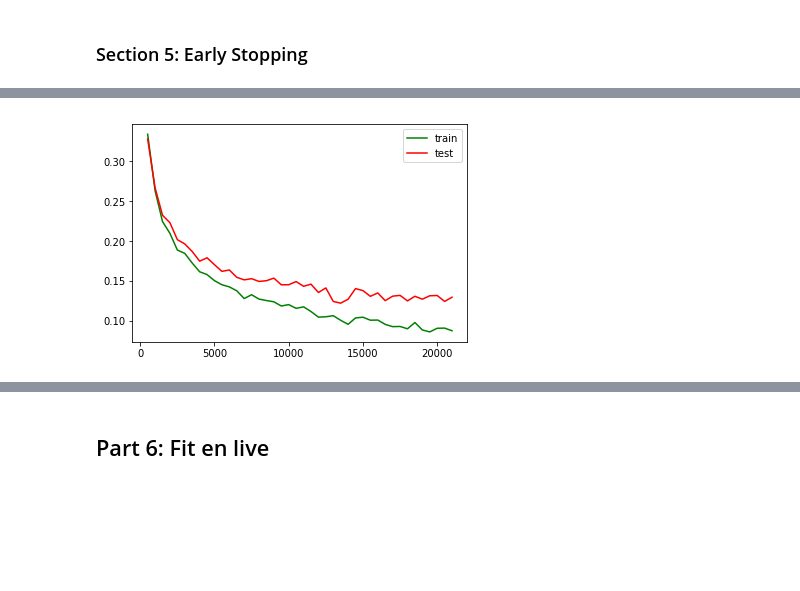
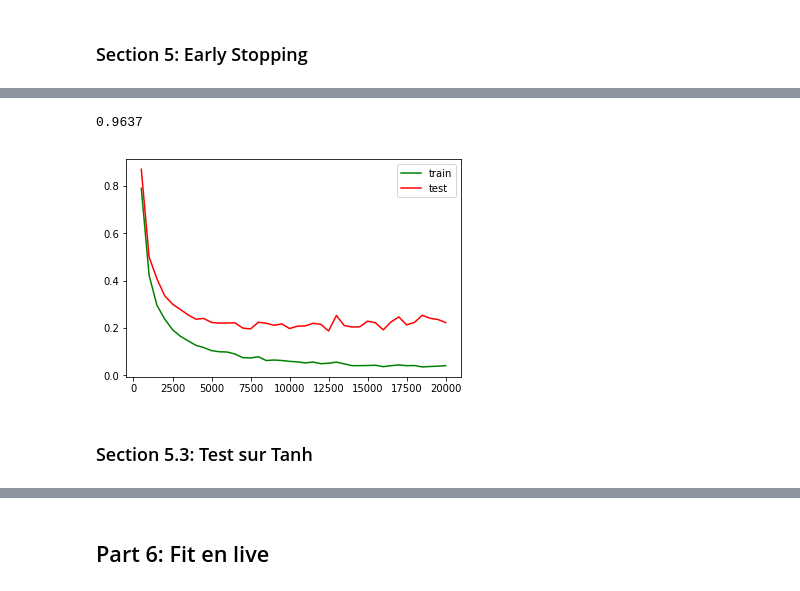
Before and after one commit to ArnaudDeleruyelle/Deep-Learning, a Jupyter notebook: 16-10-18-Jupyter/DeepLearning.ipynb, the cells around one changed output, grey strips where cells are left out. Saved outputs shown, nothing was run; the diff lists cells and outputs as text; code cells hidden in the pictures; blank space fills up the shorter version.

Commit message:
add test on activation

```diff
--- a/16-10-18-Jupyter/DeepLearning.ipynb
+++ b/16-10-18-Jupyter/DeepLearning.ipynb
@@ -91,7 +91,8 @@ def bias_variable(shape):
     initial = tf.constant(0.1, shape=shape)
     return tf.Variable(initial, dtype = tf.float32)
 
-def MLP(x_b,tab_neurones, tab_activation, name="MLP"):
+
+def MLP(x_b,tab_neurones, tab_activation, dropout = 1, name="MLP"):
     with tf.name_scope(name):
         outs = []
         for i in range(len(tab_neurones)):
@@ -113,5 +114,10 @@ def MLP(x_b,tab_neurones, tab_activation, name="MLP"):
                 out = tf.nn.softmax(tf.matmul(input_data, W) + b)
             else:
                 out = tf.matmul(input_data, W) + b
-            outs.append(out)
+            # gestion du dropout
+            if (dropout != 1) & (i != len(tab_neurones)-1):
+                out_drop = tf.nn.dropout(out, dropout)
+                outs.append(out_drop)
+            else:
+                outs.append(out)
         return outs
@@ -646,7 +635,7 @@ batch_size = 500
 x_batch = tf.placeholder(shape=[None, 784], dtype=tf.float32, name='x_batch')
 y_batch = tf.placeholder(shape=[None, 10], dtype=tf.float32, name='y_batch')
 # %%
-mlp_mnist = MLP(x_batch,[25,10], ['sigmoid','identity'])
+mlp_mnist = MLP(x_batch,[512,512,10], ['sigmoid','sigmoid','identity'])
 
 # output layer
 y_pred = mlp_mnist[-1]
@@ -656,7 +645,7 @@ loglikelihoods = tf.nn.softmax_cross_entropy_with_logits_v2(logits = y_pred, lab
 avg_llh = tf.reduce_mean(loglikelihoods)
 
 # optimizer
-#opt = tf.train.AdamOptimizer(learning_rate=0.001)
-opt = tf.train.GradientDescentOptimizer(0.5)
+opt = tf.train.AdamOptimizer(learning_rate=0.001)
+#opt = tf.train.GradientDescentOptimizer(0.5)
 
 model_mnist = opt.minimize(avg_llh)
@@ -842,0 +841,20 @@ print(accuracy)
+# %%
+# test avec dropout
+
+# RELU
+
+mlp_mnist = MLP(x_batch,[128,128,10], ['relu','relu','identity'], dropout = 0.8)
+
+# output layer
+y_pred = mlp_mnist[-1]
+
+# loss function
+loglikelihoods = tf.nn.softmax_cross_entropy_with_logits_v2(logits = y_pred, labels = y_batch)
+avg_llh = tf.reduce_mean(loglikelihoods)
+
+# optimizer
+opt = tf.train.AdamOptimizer(learning_rate=0.001)
+model_mnist = opt.minimize(avg_llh)
+# %%
+# fit the model
+ES_fit_mnist,visu = ES(x_train,x_test,y_train,y_test,model_mnist)
@@ -843,10 +879,20 @@ print(accuracy)
 # %%
+result_mnist = Predict(x_test,ES_fit_mnist)
+
+correct_prediction = np.equal(np.argmax(result_mnist, 1), np.argmax(y_test, 1))
+accuracy = np.mean(correct_prediction.astype(float))
+
+print(accuracy)
+
 # visualize error
 error = np.hsplit(visu,3)
 plt.plot(error[0],error[1], 'green', label='train')
 plt.plot(error[0],error[2], 'red',label='test')
 #plt.axis(ymax=1,ymin = 0)
 plt.legend()
 plt.show()
 # %% [output]
+0.9637
-[figure, old version]
+[figure, new version]
+# %% [markdown]
+### Section 5.3: Test sur Tanh
```
Also changed, not shown: parts of 58 cells of this notebook.
